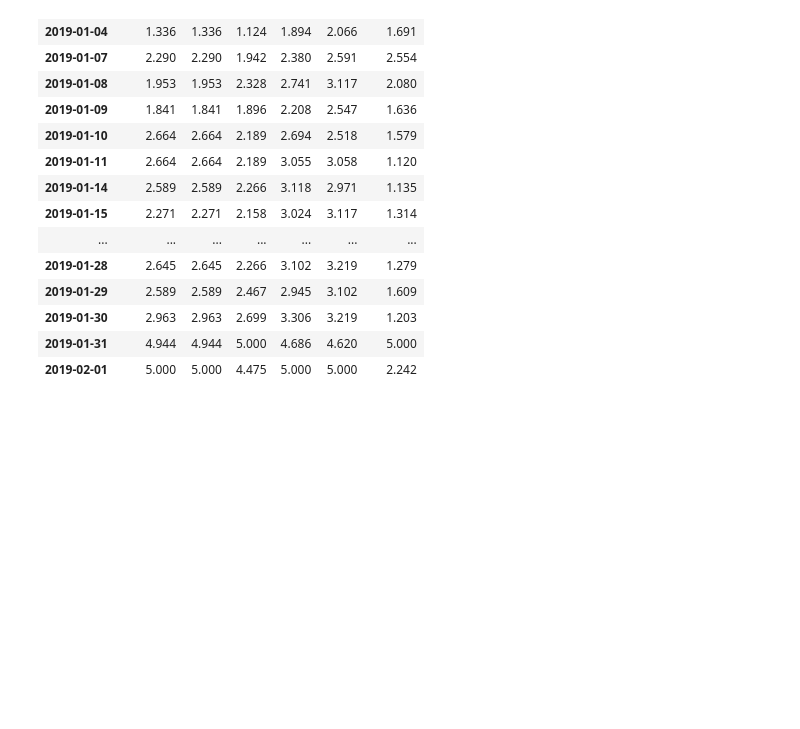
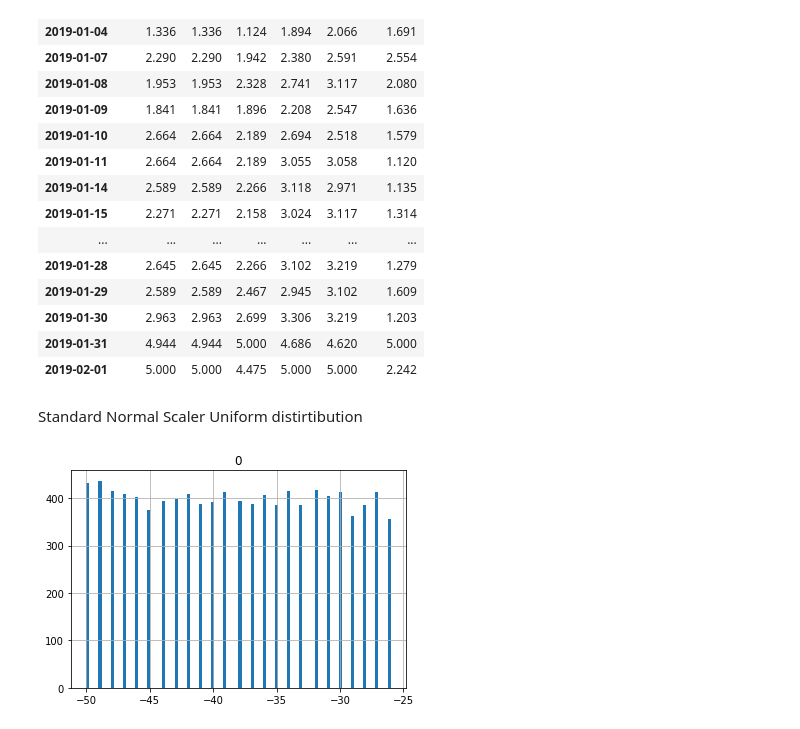
Before and after one commit to askhab2022/ML-Repo, a Jupyter notebook: fin-ml/Introduction.ipynb, the cells around one changed output. Drawn from its saved outputs; the diff is of its cells as text; code cells hidden in the pictures; blank space fills up the shorter version.

```diff
--- a/fin-ml/Introduction.ipynb
+++ b/fin-ml/Introduction.ipynb
@@ -159,3 +162,12 @@ pd.DataFrame(scaler.fit_transform(data_web),columns = data_web.columns,index=dat
 | 2019-01-30 | 2.963 | 2.963 | 2.699 | 3.306 | 3.219 | 1.203 |
 | 2019-01-31 | 4.944 | 4.944 | 5.000 | 4.686 | 4.620 | 5.000 |
 | 2019-02-01 | 5.000 | 5.000 | 4.475 | 5.000 | 5.000 | 2.242 |
+# %% [markdown]
+Standard Normal Scaler
+Uniform distirtibution
+# %%
+Y= pd.DataFrame(np.random.randint(-50,-25,10000))
+# %%
+Y.hist(bins=100);
+# %% [output]
+[figure, added]
```
Also changed, not shown: parts of 19 cells of this notebook.
